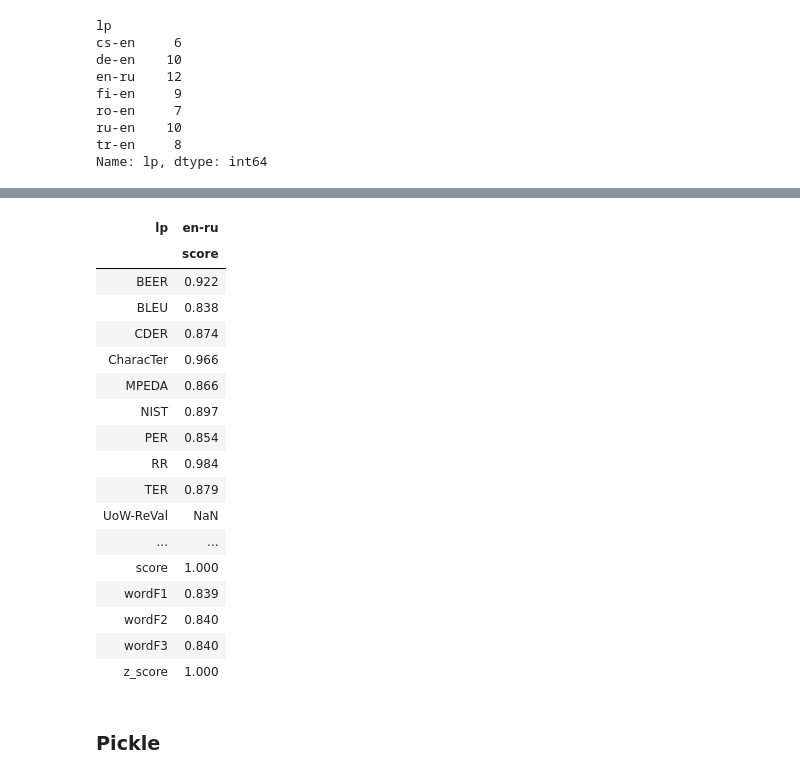
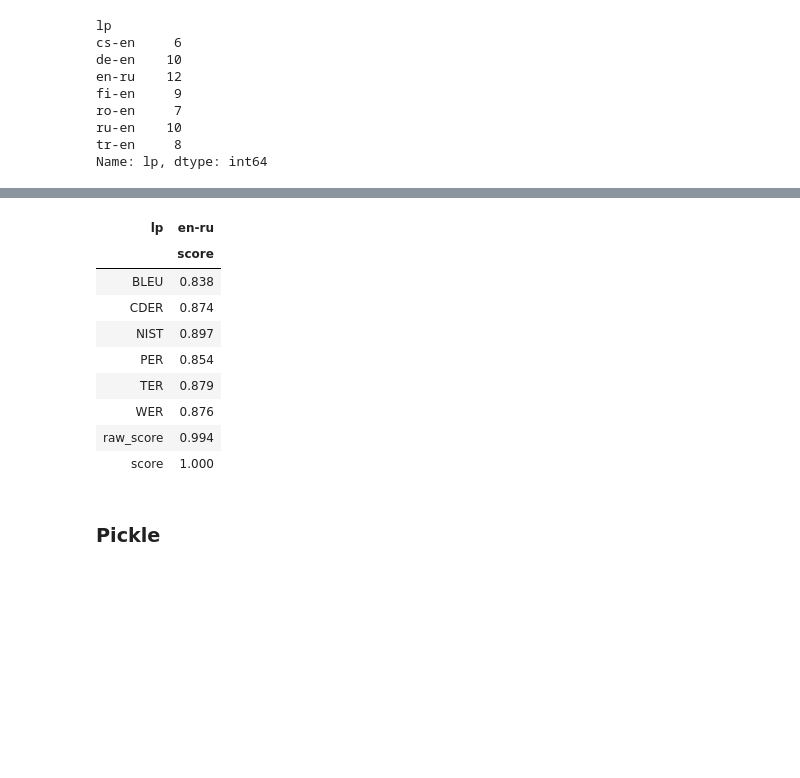
Before and after one commit to johntzwei/wmt16-19-metrics-shared-task, a Jupyter notebook: wmt16-data.ipynb, the cells around one changed output, grey strips where cells are left out. Saved outputs shown, nothing was run; the diff lists cells and outputs as text; code cells hidden in the pictures; blank space fills up the shorter version.

```diff
--- a/wmt16-data.ipynb
+++ b/wmt16-data.ipynb
@@ -77,3 +63,6 @@ Rename columns:
 # %%
 replace = {'DA':'score', 'MT':'system', 'mtevalBLEU':'BLEU', 'mtevalNIST':'NIST', 'mosesCDER':'CDER', 'mosesPER':'PER', 'mosesWER':'WER'}
 sys_scores_da.columns = [ replace[i] if i in replace else i for i in sys_scores_da.columns ]
+
+sys_scores_da = sys_scores_da[['lp', 'system', 'BLEU', 'NIST', 'CDER', 'PER', 'WER', 'TER', 'score']]
+sys_scores_da
@@ -104,7 +98,7 @@ N = raw_seg_scores_da.groupby(['lp', 'SYS'], as_index=False).count()['N']
 raw_sys_scores_da = raw_seg_scores_da.groupby(['lp', 'SYS'], as_index=False).mean()
 raw_sys_scores_da['N'] = N
 
-raw_sys_scores_da.columns = ['lp', 'system', 'sid', 'raw_score', 'z_score', 'N', '5']
-raw_sys_scores_da = raw_sys_scores_da[['lp', 'system', 'raw_score', 'z_score', 'N']]
+raw_sys_scores_da.columns = ['lp', 'system', 'sid', 'raw_score', 'score', 'N', '5']
+raw_sys_scores_da = raw_sys_scores_da[['lp', 'system', 'raw_score', 'score', 'N']]
 raw_sys_scores_da
 # %% [output]
@@ -122,6 +116,6 @@ raw_sys_scores_da
 | 62 | tr-en | tbtk-syscomb | 49.565915 | -0.077495 | 1775 |
 63 rows × 5 columns
 # %%
-sys_scores_da = sys_scores_da.merge(raw_sys_scores_da[['lp','system','raw_score','z_score']])
-sys_scores_da[['lp','raw_score', 'z_score']].groupby('lp').corr('pearson')
+sys_scores_da = sys_scores_da.merge(raw_sys_scores_da[['lp','system','raw_score']])
+sys_scores_da[['lp','raw_score', 'score']].groupby('lp').corr('pearson')
 # %% [output]
@@ -243,29 +225,21 @@ sys_scores_da[sys_scores_da.lp.str.endswith('en')] \
 # %%
 sys_scores_da[~sys_scores_da.lp.str.endswith('en')] \
     .groupby('lp') \
-    .corr()[2::len(sys_scores_da.columns)-2] \
+    .corr()[6::8] \
     .round(3) \
     .T \
     .sort_index()
 # %% [output]
 | lp | en-ru |
 |  | score |
-| BEER | 0.922 |
 | BLEU | 0.838 |
 | CDER | 0.874 |
-| CharacTer | 0.966 |
-| MPEDA | 0.866 |
 | NIST | 0.897 |
 | PER | 0.854 |
-| RR | 0.984 |
 | TER | 0.879 |
-| UoW-ReVal | NaN |
-| ... | ... |
+| WER | 0.876 |
+| raw_score | 0.994 |
 | score | 1.000 |
-| wordF1 | 0.839 |
-| wordF2 | 0.840 |
-| wordF3 | 0.840 |
-| z_score | 1.000 |
 # %% [markdown]
 ### Pickle
 # %%
```
Also changed, not shown: parts of 10 cells of this notebook, 16 other files.
